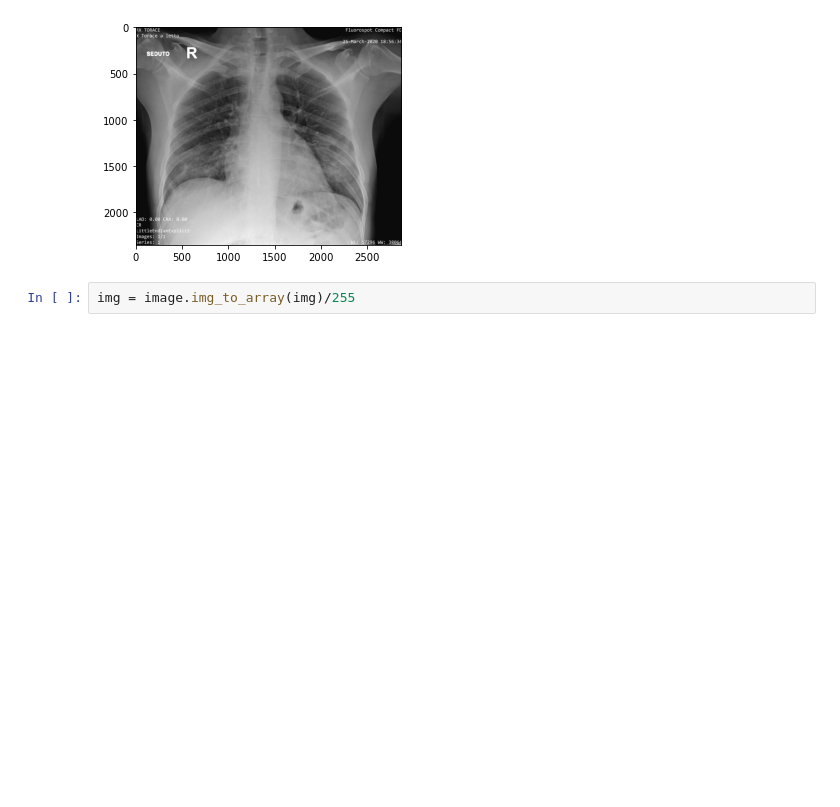
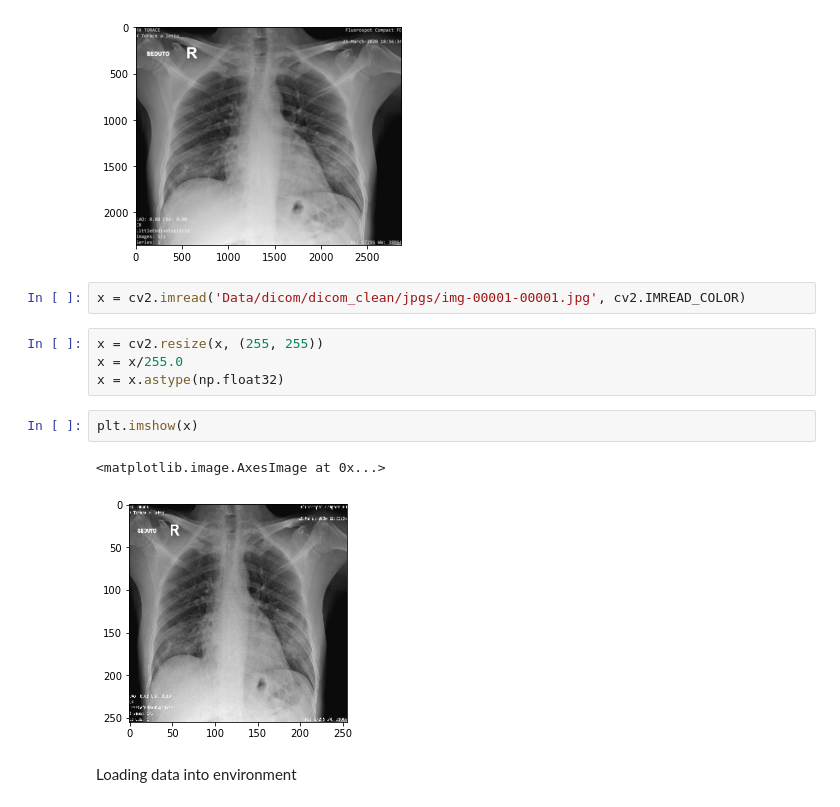
Before and after one commit to Jpham303/covid_19_severity_prediction, a Jupyter notebook: Capstone Project.ipynb, the cells around one changed output. Drawn from its saved outputs; the diff is of its cells as text; blank space fills up the shorter version.

```diff
--- a/Capstone Project.ipynb
+++ b/Capstone Project.ipynb
@@ -132,4 +104,15 @@ plt.imshow(img)
 <matplotlib.image.AxesImage at 0x...>
 [figure]
 # %%
-img = image.img_to_array(img)/255
+x = cv2.imread('Data/dicom/dicom_clean/jpgs/img-00001-00001.jpg', cv2.IMREAD_COLOR)
+# %%
+x = cv2.resize(x, (255, 255))
+x = x/255.0
+x = x.astype(np.float32)
+# %%
+plt.imshow(x)
+# %% [output]
+<matplotlib.image.AxesImage at 0x...>
+[figure, added]
+# %% [markdown]
+Loading data into environment
```
Also changed, not shown: parts of 9 cells of this notebook.
